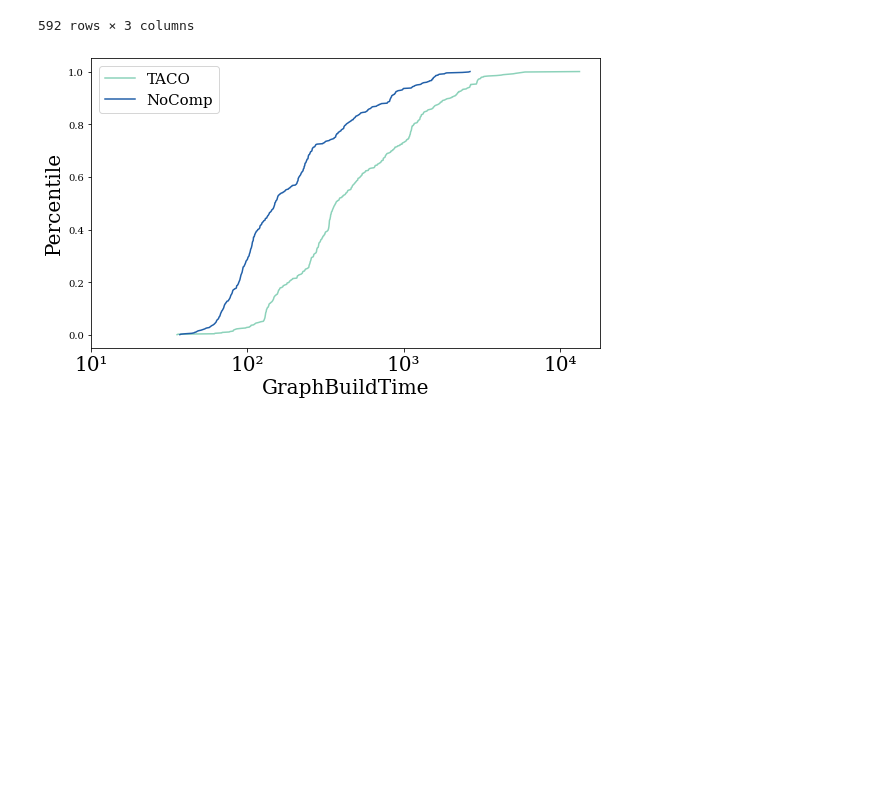
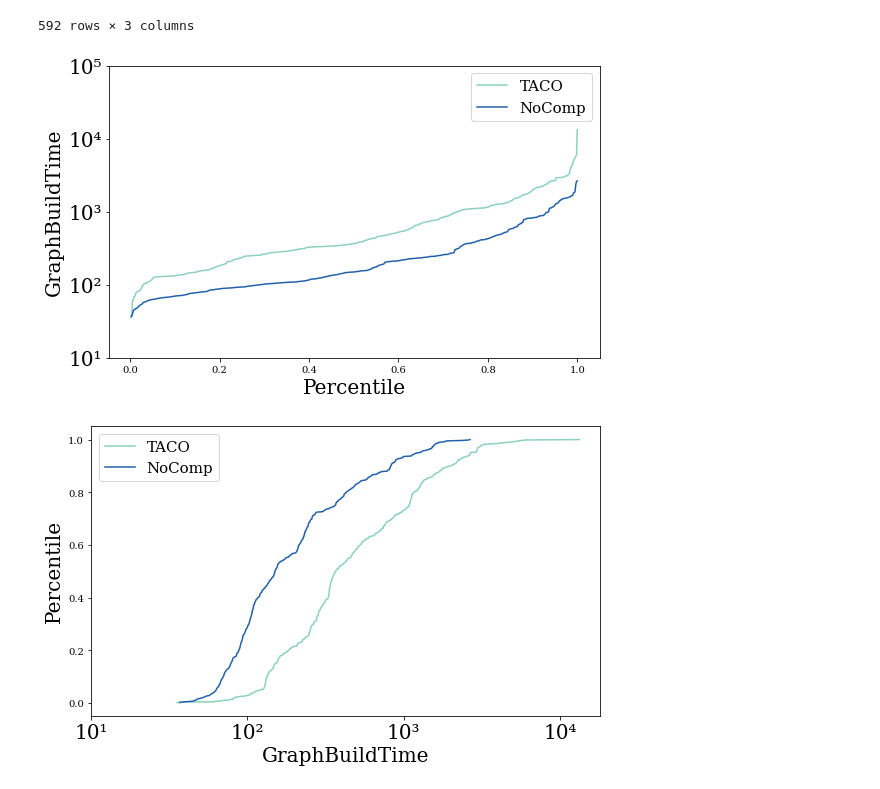
Before and after one commit to dataspread/SpreadsheetAnalyzer, a Jupyter notebook: test_result_analysis.ipynb, the cells around one changed output. Drawn from its saved outputs; the diff is of its cells as text; code cells hidden in the pictures; blank space fills up the shorter version.

```diff
--- a/test_result_analysis.ipynb
+++ b/test_result_analysis.ipynb
@@ -75,6 +75,38 @@ def plot_percentile(df_ls,
     if save_path is not None:
         plt.savefig(save_path)
     plt.show()
+# %%
+def plot_percentile_transpose(df_ls,
+                    legend_ls,
+                    xlabel,
+                    ylabel,
+                    y_tick_min,
+                    y_tick_max,
+                    y_tick_num,
+                    fig_size=(fig_width, fig_height),
+                    legend_size=legend_size,
+                    tick_size=tick_size,
+                    label_size=label_size,
+                    color_dict=color_dict,
+                    save_path=None):
+
+    assert len(df_ls) == len(legend_ls)
+    fig, ax = plt.subplots(figsize=fig_size)
+    for i in range(len(df_ls)):
+        df, label = df_ls[i], legend_ls[i]
+        ax.plot(df['cumsum'], df['index'], label=label, color=color_dict[label])
+
+    ax.set_xlabel(xlabel, fontsize=label_size)
+    ax.set_ylabel(ylabel, fontsize=label_size)
+    y_ticks = np.arange(y_tick_min, y_tick_max+0.1, step=(y_tick_max - y_tick_min)/y_tick_num).astype(int)
+    ax.set_yticks(y_ticks)
+    ax.set_yticklabels([convert_upper_str(10**x) for x in y_ticks], fontsize=tick_size)
+    ax.legend(fontsize=legend_size)
+    fig.tight_layout()
+
+    if save_path is not None:
+        plt.savefig(save_path)
+    plt.show()
 # %% [markdown]
 # 1. Compressed Formula Graph Sizes
 # %%
@@ -264,6 +296,17 @@ enron_graph_result.sort_values(by="TACO_GraphBuildTime", ascending=False)
 # %%
 freq_enron_taco = get_pdf_df(enron_graph_result, 'TACO_GraphBuildTime')
 freq_enron_nocomp = get_pdf_df(enron_graph_result, 'NoComp_GraphBuildTime')
+# %%
+plot_percentile_transpose([freq_enron_taco, freq_enron_nocomp],
+                          ["TACO", "NoComp"],
+                          xlabel="Percentile",
+                          ylabel="GraphBuildTime",
+                          y_tick_min=1,
+                          y_tick_max=5,
+                          y_tick_num=4
+                         )
+# %% [output]
+[figure, added]
 # %%
 plot_percentile([freq_enron_taco, freq_enron_nocomp],
                 ["TACO", "NoComp"],
```
Also changed, not shown: parts of 11 cells of this notebook.
